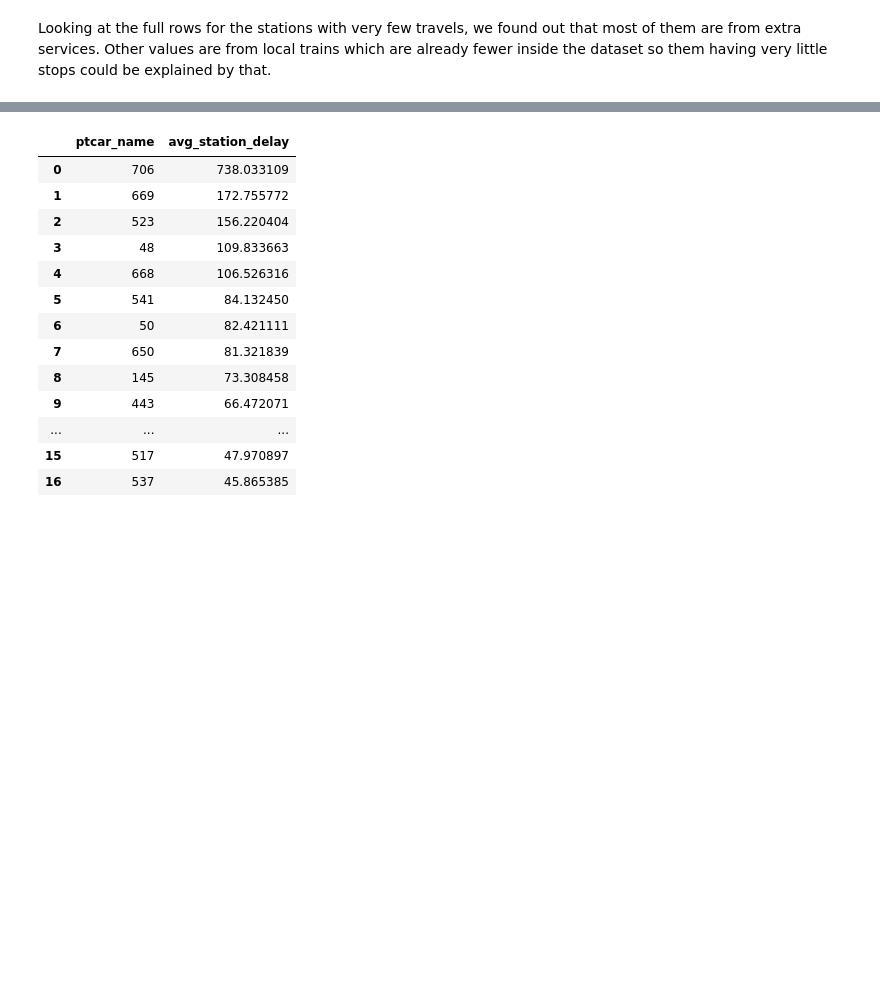
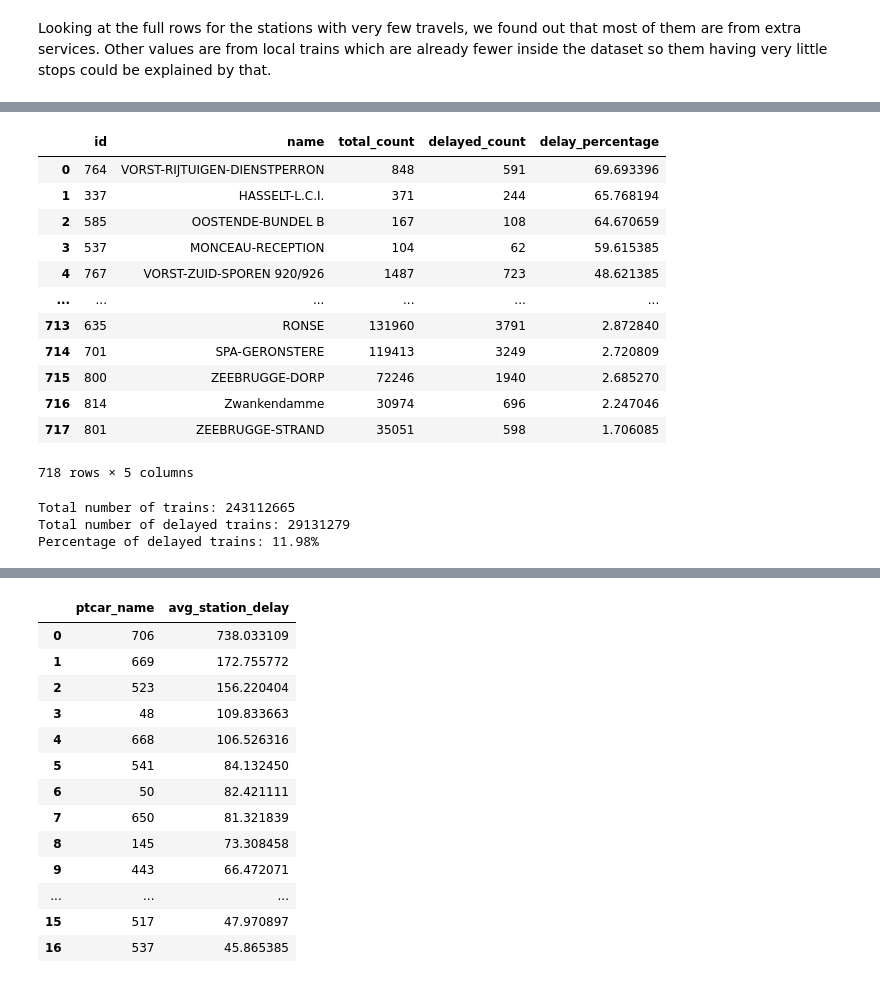
Before and after one commit to LeiY769/DataProject, a Jupyter notebook: eda.ipynb, the cells around one changed output, grey strips where cells are left out. Cells and saved outputs as stored; diff of their text form; code cells hidden in the pictures; blank space fills up the shorter version.

```diff
--- a/eda.ipynb
+++ b/eda.ipynb
@@ -450,0 +499,53 @@ Looking at the full rows for the stations with very few travels, we found out th
+# %%
+#Milestone 2
+
+QUERY = """
+WITH DelayedCounts AS (
+    SELECT
+        ptcar_name AS station_id,
+        COUNT(*) AS total_count,
+        SUM(CASE WHEN delay_arrival > 300 THEN 1 ELSE 0 END) AS delayed_count,
+        (SUM(CASE WHEN delay_arrival > 300 THEN 1 ELSE 0 END) * 100.0 / COUNT(*)) AS delay_percentage
+    FROM TRAIN_DATA
+    GROUP BY ptcar_name
+    HAVING COUNT(*) >= 100
+)
+SELECT
+    s.id,
+    s.name,
+    dc.total_count,
+    dc.delayed_count,
+    dc.delay_percentage
+FROM DelayedCounts dc
+JOIN STATIONS s ON dc.station_id = s.id
+ORDER BY dc.delay_percentage DESC;
+"""
+
+df = pd.read_sql(sqla.text(QUERY), connection)
+
+display(df)
+
+total = df["total_count"].sum()
+delayed = df["delayed_count"].sum()
+delay_percentage = (delayed / total) * 100
+
+print(f"Total number of trains: {total}")
+print(f"Total number of delayed trains: {delayed}")
+print(f"Percentage of delayed trains: {delay_percentage:.2f}%")
+# %% [output]
+|  | id | name | total_count | delayed_count | delay_percentage |
+| 0 | 764 | VORST-RIJTUIGEN-DIENSTPERRON | 848 | 591 | 69.693396 |
+| 1 | 337 | HASSELT-L.C.I. | 371 | 244 | 65.768194 |
+| 2 | 585 | OOSTENDE-BUNDEL B | 167 | 108 | 64.670659 |
+| 3 | 537 | MONCEAU-RECEPTION | 104 | 62 | 59.615385 |
+| 4 | 767 | VORST-ZUID-SPOREN 920/926 | 1487 | 723 | 48.621385 |
+| ... | ... | ... | ... | ... | ... |
+| 713 | 635 | RONSE | 131960 | 3791 | 2.872840 |
+| 714 | 701 | SPA-GERONSTERE | 119413 | 3249 | 2.720809 |
+| 715 | 800 | ZEEBRUGGE-DORP | 72246 | 1940 | 2.685270 |
+| 716 | 814 | Zwankendamme | 30974 | 696 | 2.247046 |
+| 717 | 801 | ZEEBRUGGE-STRAND | 35051 | 598 | 1.706085 |
+718 rows × 5 columns
+Total number of trains: 243112665
+Total number of delayed trains: 29131279
+Percentage of delayed trains: 11.98%
```
Also changed, not shown: parts of 6 cells of this notebook, 3 other files.
